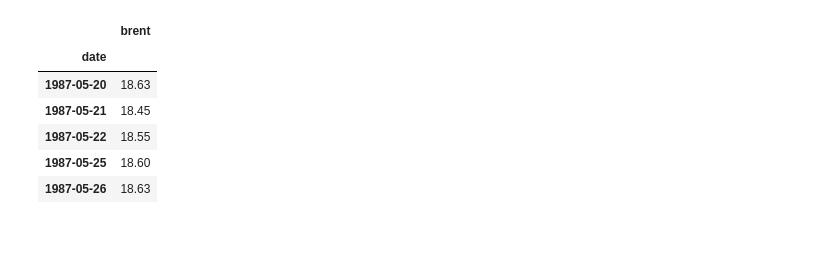
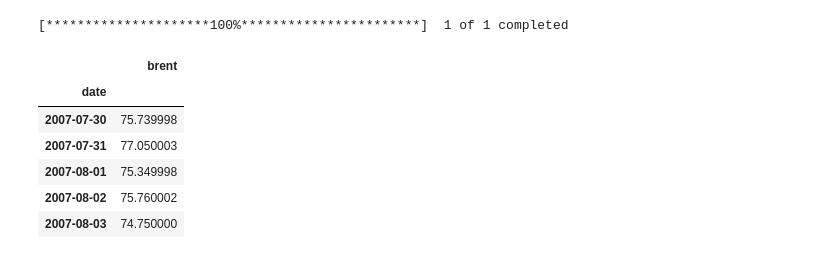
Before and after one commit to kobertlam/Energy_ETF_RYE_Forecast, a Jupyter notebook: postgresql_connection.ipynb, the cells around one changed output. Cells and saved outputs as stored; diff of their text form; code cells hidden in the pictures.

```diff
--- a/postgresql_connection.ipynb
+++ b/postgresql_connection.ipynb
@@ -30,16 +30,21 @@ rye.head()
-# %%
-# Import oil data
-brent = pd.read_csv('Resources/brent_spot_price_crude_oil.csv', parse_dates=['date'], index_col='date')
-
-brent.head()
-# %% [output]
-|  | brent |
-| date |  |
-| 1987-05-20 | 18.63 |
-| 1987-05-21 | 18.45 |
-| 1987-05-22 | 18.55 |
-| 1987-05-25 | 18.60 |
-| 1987-05-26 | 18.63 |
+# %%
+# Acquire data and pre-processing
+ticker = 'BZ=F'
+brent = yf.download(ticker)
+brent = brent.rename_axis('date')
+brent.columns = ['open', 'high', 'low', 'brent', 'adj close', 'volume']
+brent = brent[['brent']]
+
+brent.head()
+# %% [output]
+[*********************100%***********************]  1 of 1 completed
+|  | brent |
+| date |  |
+| 2007-07-30 | 75.739998 |
+| 2007-07-31 | 77.050003 |
+| 2007-08-01 | 75.349998 |
+| 2007-08-02 | 75.760002 |
+| 2007-08-03 | 74.750000 |
 # %%
 # Export to database
 rye.to_sql('rye', engine)
```
Also changed, not shown: parts of 3 cells of this notebook, 1 other file.
